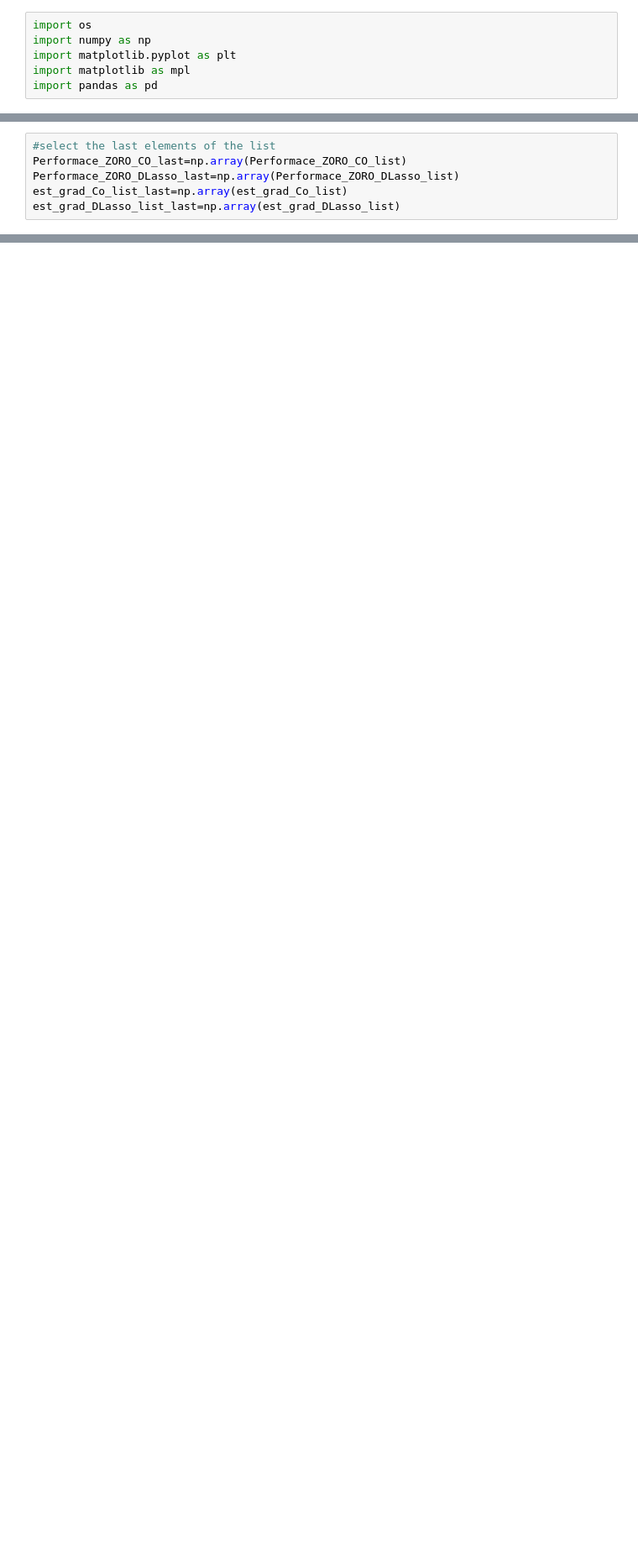
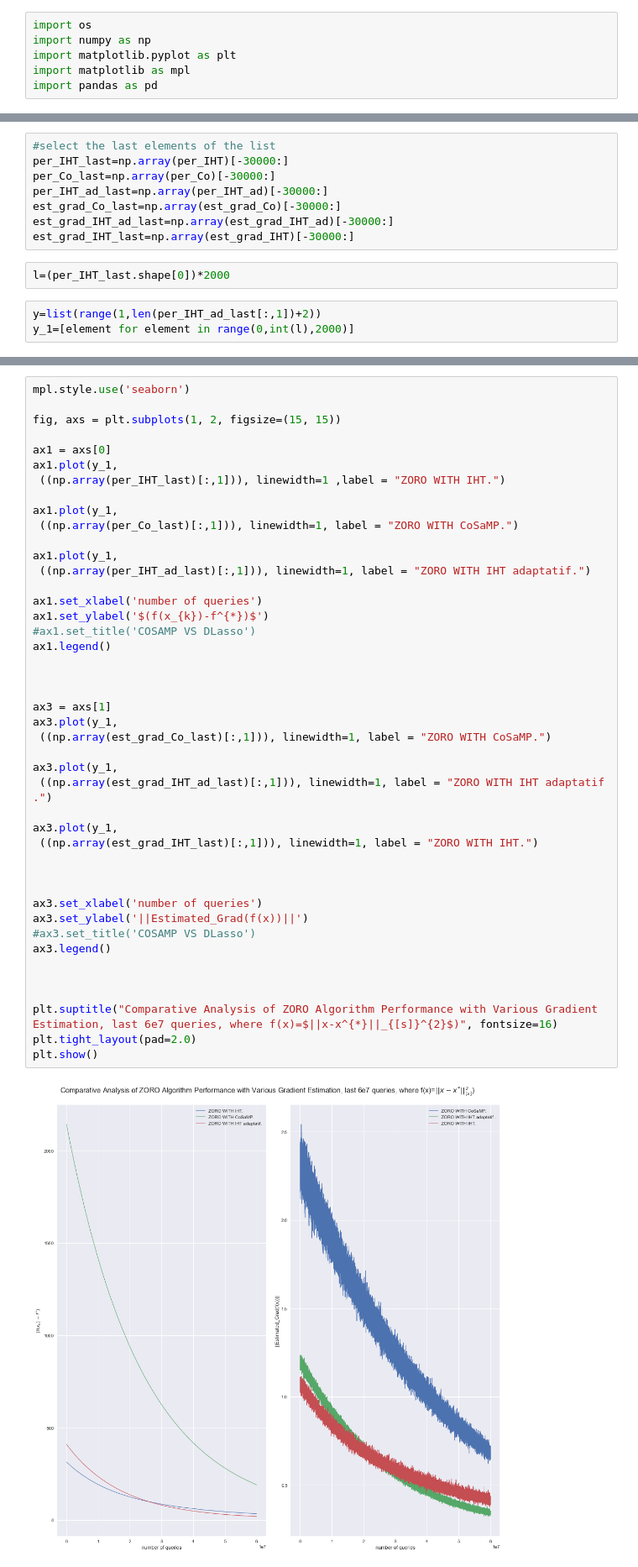
Before and after one commit to ilyeshammouda/Stage_2A_ENSAE, a Jupyter notebook: notebook/figs.ipynb, the cells around one changed output, grey strips where cells are left out. Shown at 84% size. Saved outputs shown, nothing was run; the diff lists cells and outputs as text; blank space fills up the shorter version.

```diff
--- a/notebook/figs.ipynb
+++ b/notebook/figs.ipynb
@@ -22,9 +25,16 @@ est_grad_DLasso_list=est_grad_DLasso_DataFrame.values
 # %%
 #select the last elements of the list
-Performace_ZORO_CO_last=np.array(Performace_ZORO_CO_list)
-Performace_ZORO_DLasso_last=np.array(Performace_ZORO_DLasso_list)
-est_grad_Co_list_last=np.array(est_grad_Co_list)
-est_grad_DLasso_list_last=np.array(est_grad_DLasso_list)
+per_IHT_last=np.array(per_IHT)[-30000:]
+per_Co_last=np.array(per_Co)[-30000:]
+per_IHT_ad_last=np.array(per_IHT_ad)[-30000:]
+est_grad_Co_last=np.array(est_grad_Co)[-30000:]
+est_grad_IHT_ad_last=np.array(est_grad_IHT_ad)[-30000:]
+est_grad_IHT_last=np.array(est_grad_IHT)[-30000:]
+# %%
+l=(per_IHT_last.shape[0])*2000
+# %%
+y=list(range(1,len(per_IHT_ad_last[:,1])+2))
+y_1=[element for element in range(0,int(l),2000)]
 # %%
 mpl.style.use('seaborn')
 
@@ -64,0 +84,46 @@ plt.show()
+# %%
+mpl.style.use('seaborn')
+
+fig, axs = plt.subplots(1, 2, figsize=(15, 15))
+
+ax1 = axs[0]
+ax1.plot(y_1,
+ ((np.array(per_IHT_last)[:,1])), linewidth=1 ,label = "ZORO WITH IHT.")
+
+ax1.plot(y_1,
+ ((np.array(per_Co_last)[:,1])), linewidth=1, label = "ZORO WITH CoSaMP.")
+
+ax1.plot(y_1,
+ ((np.array(per_IHT_ad_last)[:,1])), linewidth=1, label = "ZORO WITH IHT adaptatif.")
+
+ax1.set_xlabel('number of queries')
+ax1.set_ylabel('$(f(x_{k})-f^{*})$')
+#ax1.set_title('COSAMP VS DLasso')
+ax1.legend()
+
+
+
+ax3 = axs[1]
+ax3.plot(y_1,
+ ((np.array(est_grad_Co_last)[:,1])), linewidth=1, label = "ZORO WITH CoSaMP.")
+
+ax3.plot(y_1,
+ ((np.array(est_grad_IHT_ad_last)[:,1])), linewidth=1, label = "ZORO WITH IHT adaptatif .")
+
+ax3.plot(y_1,
+ ((np.array(est_grad_IHT_last)[:,1])), linewidth=1, label = "ZORO WITH IHT.")
+
+
+
+ax3.set_xlabel('number of queries')
+ax3.set_ylabel('||Estimated_Grad(f(x))||')
+#ax3.set_title('COSAMP VS DLasso')
+ax3.legend()
+
+
+
+plt.suptitle("Comparative Analysis of ZORO Algorithm Performance with Various Gradient Estimation, last 6e7 queries, where f(x)=$||x-x^{*}||_{[s]}^{2}$)", fontsize=16)
+plt.tight_layout(pad=2.0)
+plt.show()
+# %% [output]
+[figure, added]
```
Also changed, not shown: parts of 4 cells of this notebook, 29 other files.
